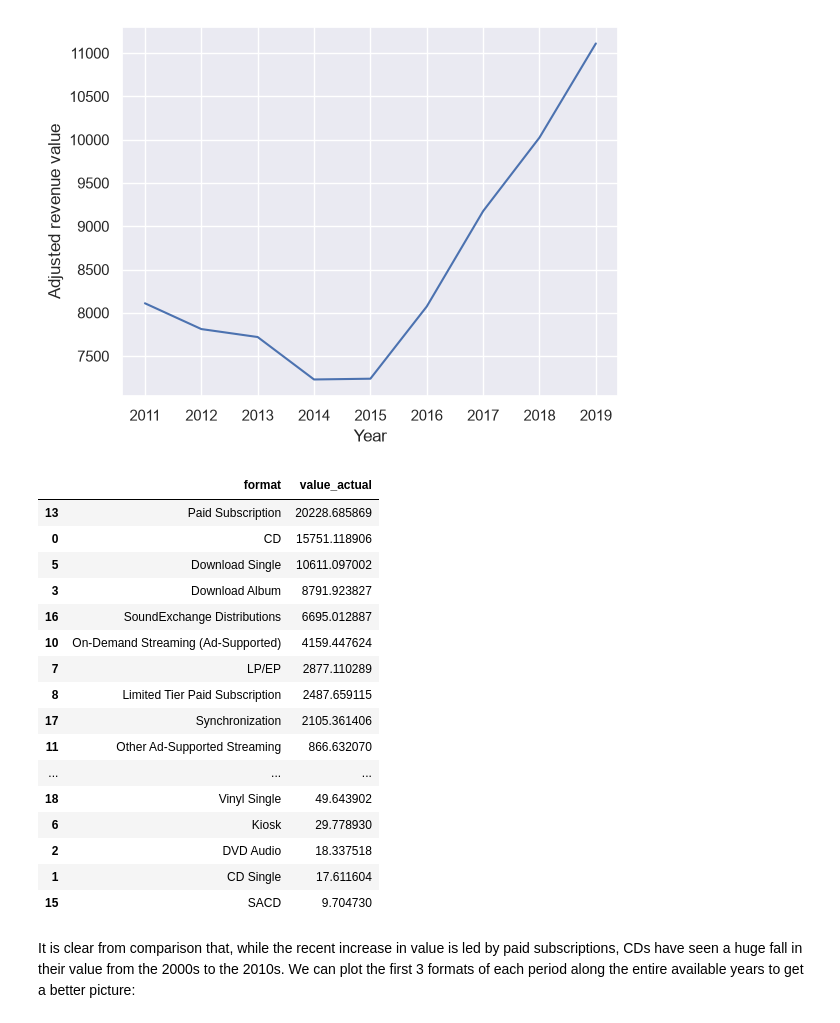
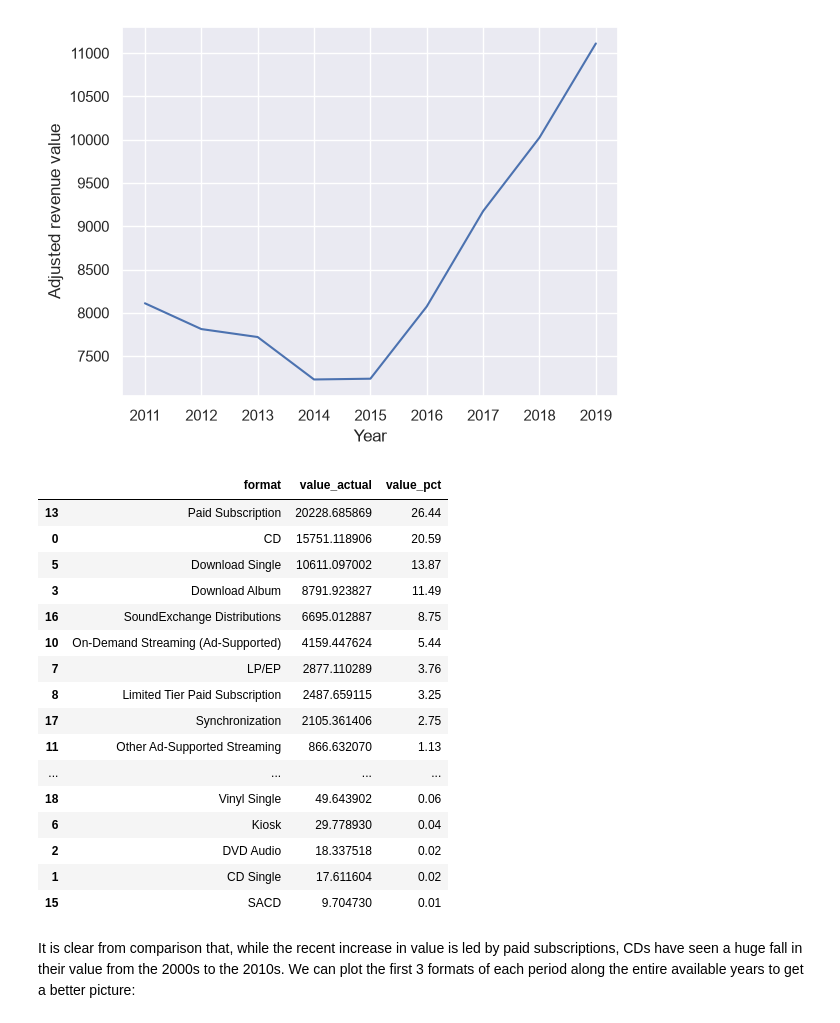
Before and after one commit to MarcoTosoni/music_sales, a Jupyter notebook: analysis.ipynb, the cells around one changed output. Cells and saved outputs as stored; diff of their text form; code cells hidden in the pictures.

```diff
--- a/analysis.ipynb
+++ b/analysis.ipynb
@@ -285,25 +287,26 @@ plt.xlabel('Year');
 # %%
 music_f_late = music_late.groupby('format',as_index=False)['value_actual'].sum().sort_values(
     'value_actual',ascending=False)
+music_f_late['value_pct'] = round(music_f_late['value_actual']/music_f_late['value_actual'].sum()*100,2)
 music_f_late
 # %% [output]
-|  | format | value_actual |
-| 13 | Paid Subscription | 20228.685869 |
-| 0 | CD | 15751.118906 |
-| 5 | Download Single | 10611.097002 |
-| 3 | Download Album | 8791.923827 |
-| 16 | SoundExchange Distributions | 6695.012887 |
-| 10 | On-Demand Streaming (Ad-Supported) | 4159.447624 |
-| 7 | LP/EP | 2877.110289 |
-| 8 | Limited Tier Paid Subscription | 2487.659115 |
-| 17 | Synchronization | 2105.361406 |
-| 11 | Other Ad-Supported Streaming | 866.632070 |
-| ... | ... | ... |
-| 18 | Vinyl Single | 49.643902 |
-| 6 | Kiosk | 29.778930 |
-| 2 | DVD Audio | 18.337518 |
-| 1 | CD Single | 17.611604 |
-| 15 | SACD | 9.704730 |
+|  | format | value_actual | value_pct |
+| 13 | Paid Subscription | 20228.685869 | 26.44 |
+| 0 | CD | 15751.118906 | 20.59 |
+| 5 | Download Single | 10611.097002 | 13.87 |
+| 3 | Download Album | 8791.923827 | 11.49 |
+| 16 | SoundExchange Distributions | 6695.012887 | 8.75 |
+| 10 | On-Demand Streaming (Ad-Supported) | 4159.447624 | 5.44 |
+| 7 | LP/EP | 2877.110289 | 3.76 |
+| 8 | Limited Tier Paid Subscription | 2487.659115 | 3.25 |
+| 17 | Synchronization | 2105.361406 | 2.75 |
+| 11 | Other Ad-Supported Streaming | 866.632070 | 1.13 |
+| ... | ... | ... | ... |
+| 18 | Vinyl Single | 49.643902 | 0.06 |
+| 6 | Kiosk | 29.778930 | 0.04 |
+| 2 | DVD Audio | 18.337518 | 0.02 |
+| 1 | CD Single | 17.611604 | 0.02 |
+| 15 | SACD | 9.704730 | 0.01 |
 # %% [markdown]
 It is clear from comparison that, while the recent increase in value is led by paid subscriptions, CDs have seen a huge fall in their value from the 2000s to the 2010s. We can plot the first 3 formats of each period along the entire available years to get a better picture:
 # %%
```
Also changed, not shown: parts of 3 cells of this notebook.
